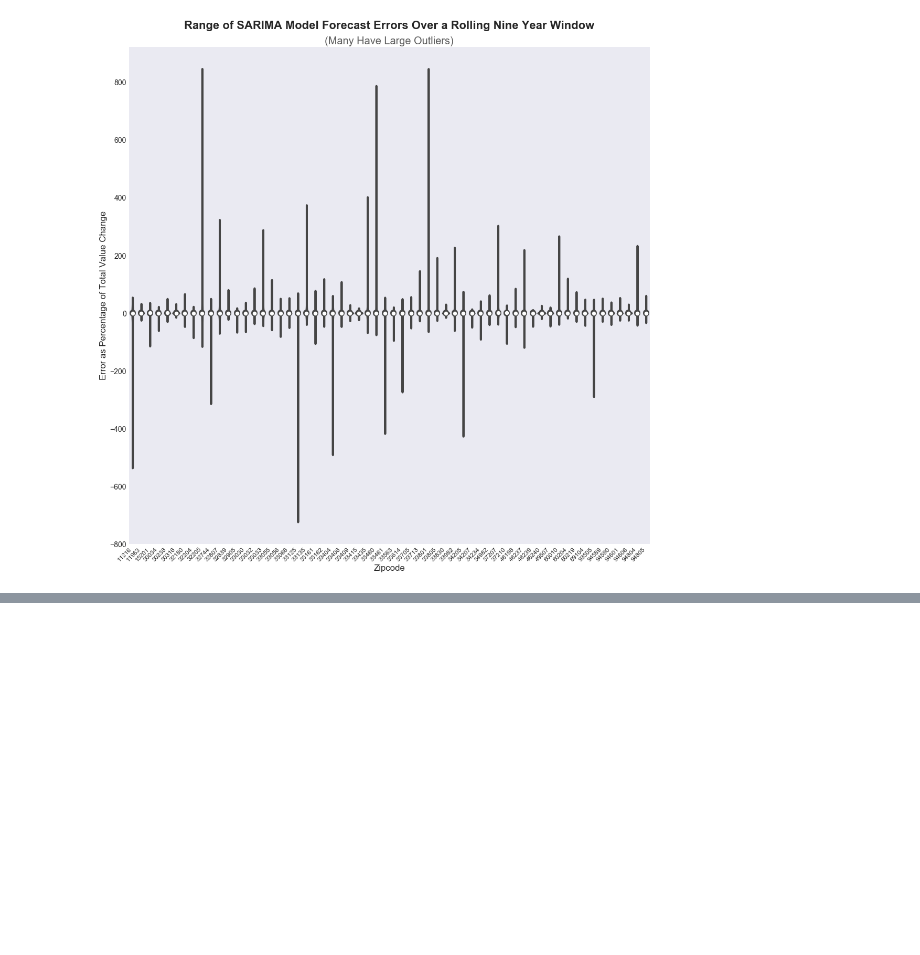
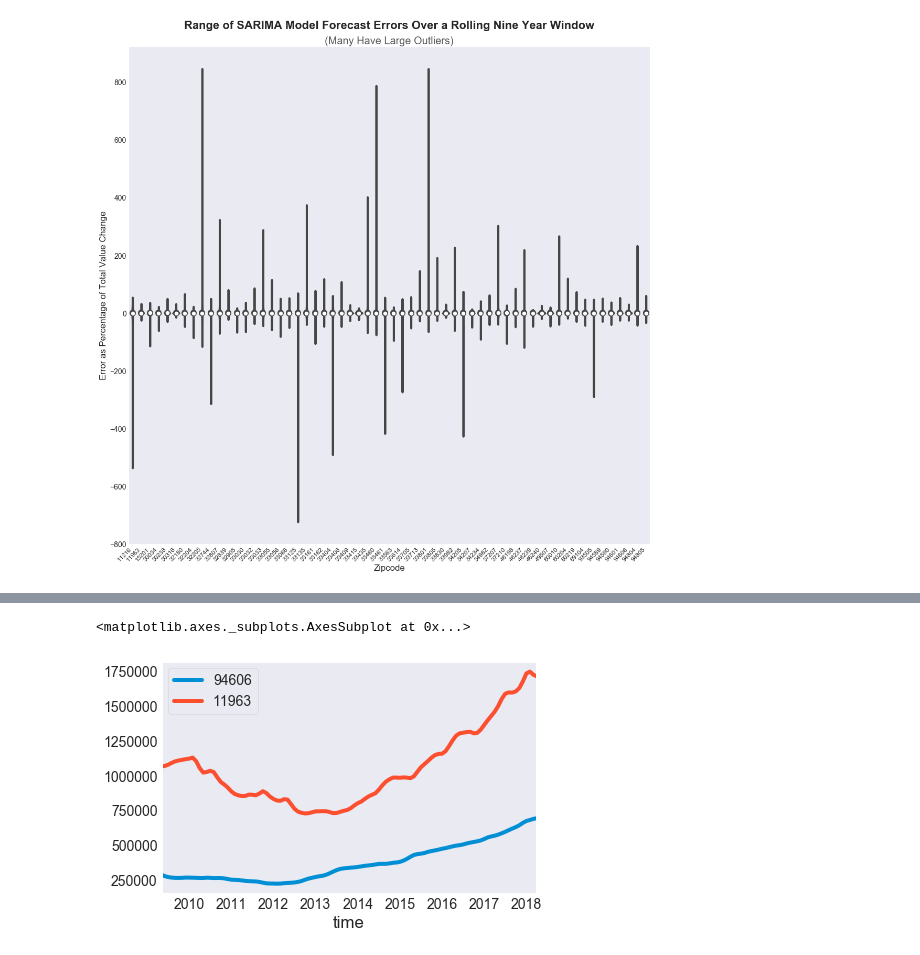
Before and after one commit to anewt225/mod_4_project, a Jupyter notebook: notebooks/EDA-Models.ipynb, the cells around one changed output, grey strips where cells are left out. Cells and saved outputs as stored; diff of their text form; code cells hidden in the pictures; blank space fills up the shorter version.

Commit message:
adding figures

```diff
--- a/notebooks/EDA-Models.ipynb
+++ b/notebooks/EDA-Models.ipynb
@@ -87,3 +88,7 @@ fig.savefig('../figures/big_error_pct.png')
 plt.show();
 # %% [output]
 [figure]
+# %%
+# Narrowing down zipcodes to model based off of historical range of errors
+error_ranges = errors_df.max() - errors_df.min()
+ten_smallest_error_ranges = error_ranges.sort_values().head(10)
@@ -89,0 +109,2 @@ plt.show();
+# %%
+target_zips = zipcodes[ten_smallest_error_ranges.index]
@@ -89,0 +125,8 @@ plt.show();
+# %%
+high_medians = target_zips[target_zips.median().sort_values().index[-2:]]
+low_medians = target_zips[target_zips.median().sort_values().index[0:-2]]
+# %%
+high_medians[-108:].plot()
+# %% [output]
+<matplotlib.axes._subplots.AxesSubplot at 0x...>
+[figure, added]
```
Also changed, not shown: parts of 27 cells of this notebook, 3 other files.
